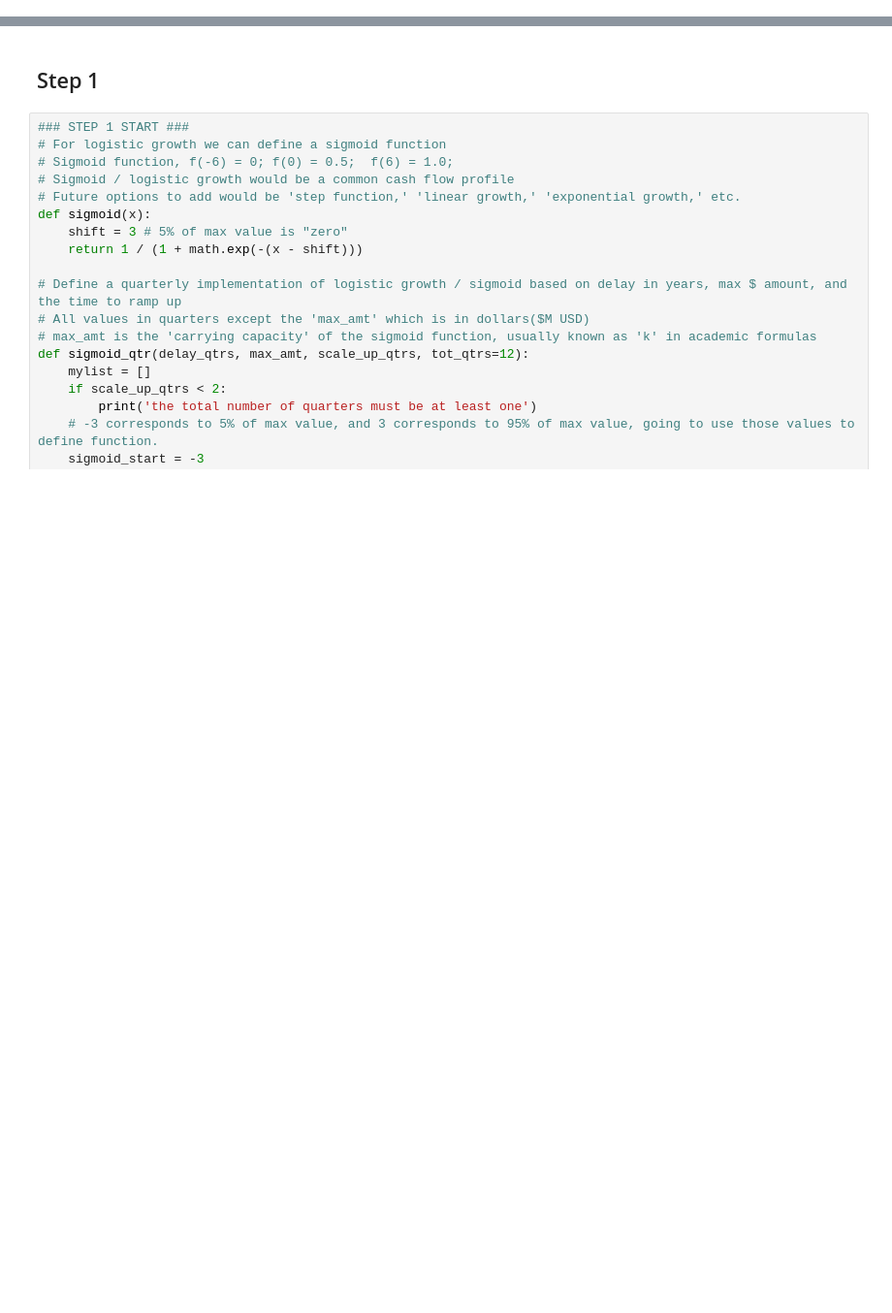
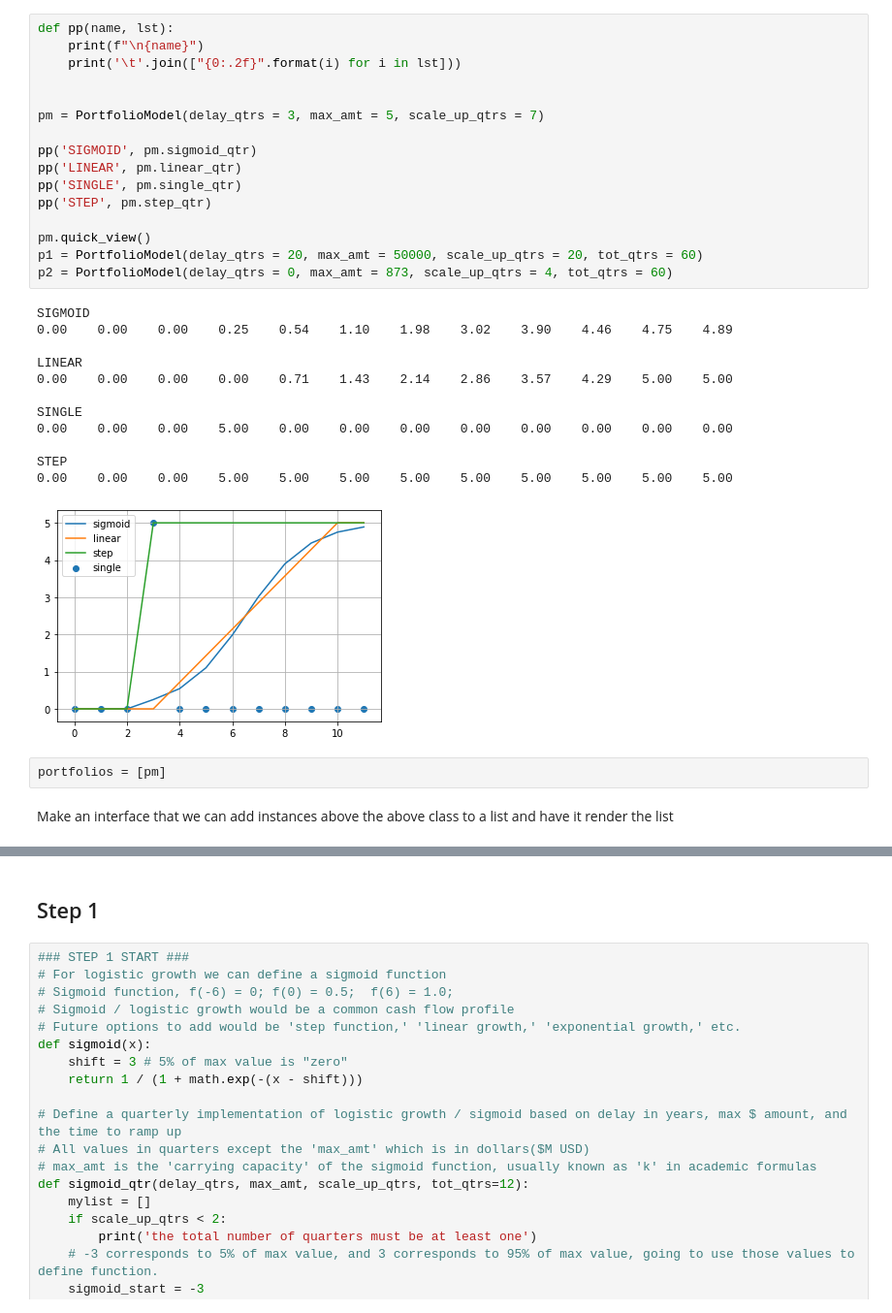
Before and after one commit to ldnelso2/portfolio, a Jupyter notebook: nz_portfolio_dashboard.ipynb, the cells around one changed output, grey strips where cells are left out. Shown at 97% size. Cells and saved outputs as stored; diff of their text form; blank space fills up the shorter version.

```diff
--- a/nz_portfolio_dashboard.ipynb
+++ b/nz_portfolio_dashboard.ipynb
@@ -109,0 +102,33 @@ Exception: max_amt must be > scale_up_qtrs / 2
+# %%
+def pp(name, lst):
+    print(f"\n{name}")
+    print('\t'.join(["{0:.2f}".format(i) for i in lst]))
+
+
+pm = PortfolioModel(delay_qtrs = 3, max_amt = 5, scale_up_qtrs = 7)
+
+pp('SIGMOID', pm.sigmoid_qtr)
+pp('LINEAR', pm.linear_qtr)
+pp('SINGLE', pm.single_qtr)
+pp('STEP', pm.step_qtr)
+
+pm.quick_view()
+p1 = PortfolioModel(delay_qtrs = 20, max_amt = 50000, scale_up_qtrs = 20, tot_qtrs = 60)
+p2 = PortfolioModel(delay_qtrs = 0, max_amt = 873, scale_up_qtrs = 4, tot_qtrs = 60)
+# %% [output]
+SIGMOID
+0.00    0.00    0.00    0.25    0.54    1.10    1.98    3.02    3.90    4.46    4.75    4.89
+
+LINEAR
+0.00    0.00    0.00    0.00    0.71    1.43    2.14    2.86    3.57    4.29    5.00    5.00
+
+SINGLE
+0.00    0.00    0.00    5.00    0.00    0.00    0.00    0.00    0.00    0.00    0.00    0.00
+
+STEP
+0.00    0.00    0.00    5.00    5.00    5.00    5.00    5.00    5.00    5.00    5.00    5.00
+[figure, added]
+# %%
+portfolios = [pm]
+# %% [markdown]
+Make an interface that we can add instances above the above class to a list and have it render the list
```
Also changed, not shown: parts of 5 cells of this notebook.
